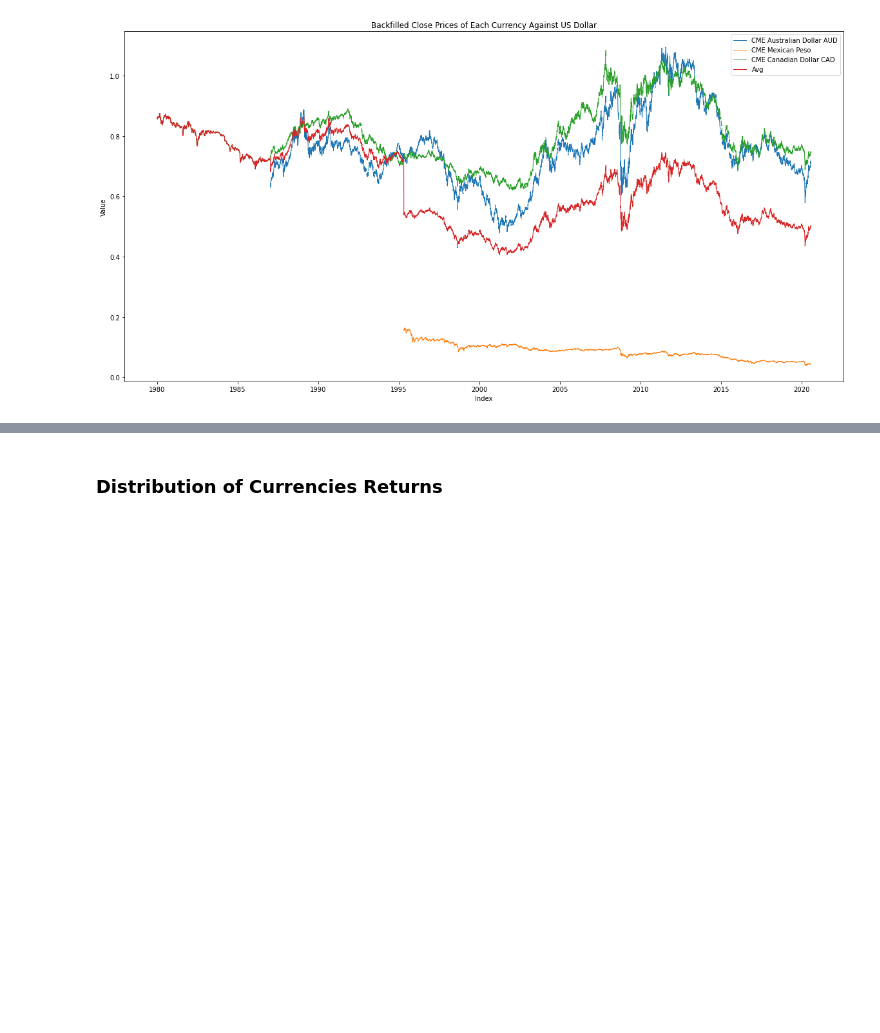
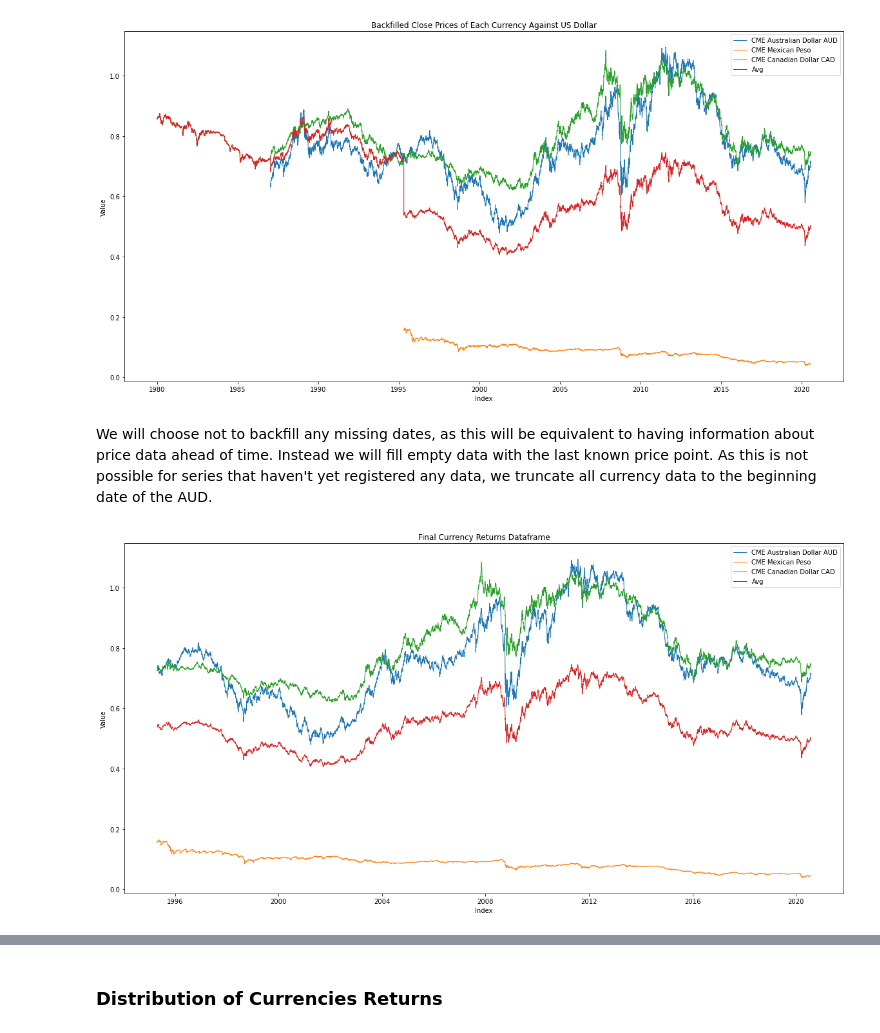
Before and after one commit to andrewmelville/M4R-Project, a Jupyter notebook: Exploratory Analysis of Real Futures Data.ipynb, the cells around one changed output, grey strips where cells are left out. Cells and saved outputs as stored; diff of their text form; code cells hidden in the pictures; blank space fills up the shorter version.

```diff
--- a/Exploratory Analysis of Real Futures Data.ipynb
+++ b/Exploratory Analysis of Real Futures Data.ipynb
@@ -56,3 +58,13 @@ currency_close_df['Avg'] = currency_close_df.fillna(method='ffill').mean(axis=1)
 series_plot(currency_close_df,'Backfilled Close Prices of Each Currency Against US Dollar', legend=True)
 # %% [output]
 [figure]
+# %% [markdown]
+We will choose not to backfill any missing dates, as this will be equivalent to having information about price data ahead of time. Instead we will fill empty data with the last known price point. As this is not possible for series that haven't yet registered any data, we truncate all currency data to the beginning date of the AUD.
+# %%
+# Truncating currency data frame to first AUD date
+mask = currency_close_df['CME Mexican Peso'].isnull()
+
+currency_close_df = currency_close_df.loc[np.logical_not(mask)]
+series_plot(currency_close_df, 'Final Currency Returns Dataframe', legend=True)
+# %% [output]
+[figure, added]
```
Also changed, not shown: parts of 32 cells of this notebook, 1 other file.
